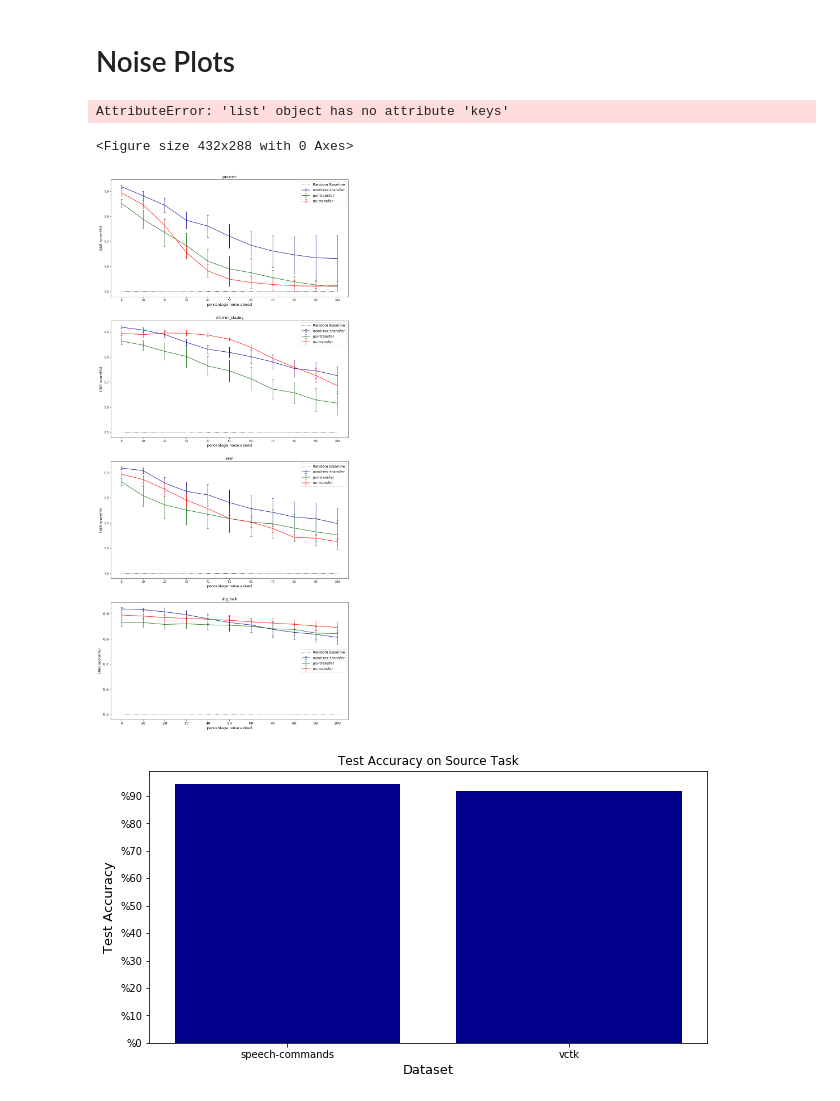
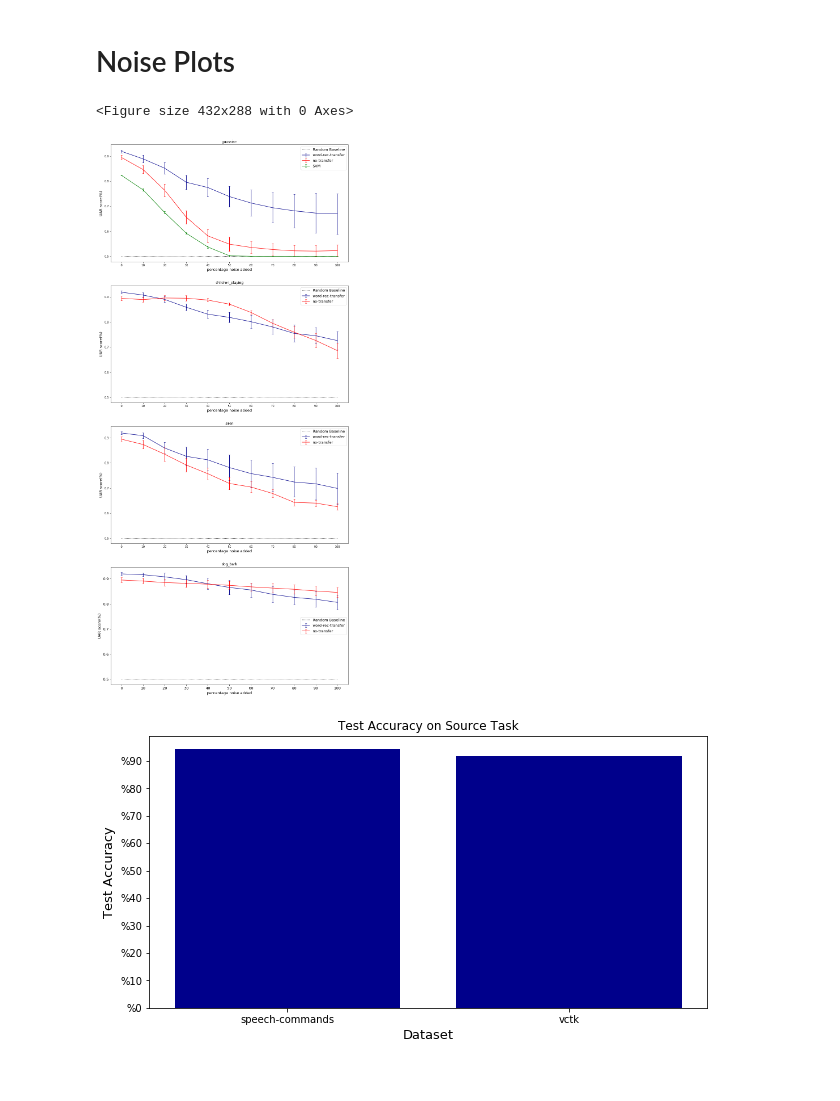
Before and after one commit to onucharles/transfer-learning-adult-to-infant-speech, a Jupyter notebook: experiments/notebooks/Chillanto plots.ipynb, the cells around one changed output. Cells and saved outputs as stored; diff of their text form; code cells hidden in the pictures.

```diff
--- a/experiments/notebooks/Chillanto plots.ipynb
+++ b/experiments/notebooks/Chillanto plots.ipynb
@@ -301,7 +301,7 @@ client = API(api_key=COMET_API_KEY, rest_api_key=COMET_REST_API_KEY)
 experiments = client.get("co-jl-transfer/chillanto-noise")
 
 noise_types = ['gaussian', 'children_playing', 'siren', 'dog_bark']
-model_types = ['no-transfer', 'sc-transfer', 'vctk-transfer', 'svm']
+model_types = ['no-transfer', 'sc-transfer',  'svm']
 
 results = {}
 for noise in noise_types:
@@ -351,37 +351,39 @@ lines = [
     ('no-transfer', 'red', 'no-transfer'),
     ('svm', 'green', 'SVM')
 ]
-# %% [output]
-AttributeError: 'list' object has no attribute 'keys'
 # %%
 #%matplotlib qt
 #%matplotlib inline
 
 
 plt.figure()
 fig, axs = plt.subplots(4,1, sharex=False, figsize=(15,35))
 plt.setp(axs, xticks=np.arange(11),  xticklabels=[f'{(v) * 10}' for v in range(11)])
 plt.tick_params(labelsize=13)
 for idx, key in enumerate(results.keys()):
     for (line, color, label) in lines:
         xs = np.arange(11)
+        if len(results_w_errors[key][line]) < 2:
+            continue
+        if np.any(np.isnan(results_w_errors[key][line])):
+            continue
         ys = results_w_errors[key][line][0]
         errors = results_w_errors[key][line][1]
         axs[idx].errorbar(xs, ys, yerr=errors, fmt='-', color=color, label=label, ecolor=color,
                           elinewidth=1.3, capsize=3)
 
         ln = (np.zeros(11) + 0.5) # random baseline
 
 
     axs[idx].set_title(key)
     axs[idx].plot(np.arange(11), ln , linestyle=':', color='black', label='Random Baseline')
     axs[idx].set_ylabel('UAR score(%)', fontsize=13)
     axs[idx].set_xlabel('percentage noise added', fontsize=13)
     axs[idx].legend(fontsize=13)
 plt.show()
 # %% [output]
 <Figure size 432x288 with 0 Axes>
-[figure, old version]
+[figure, new version]
 # %%
 #API.get_experiment_metrics()
 client = API(api_key=COMET_API_KEY, rest_api_key=COMET_REST_API_KEY)
```
Also changed, not shown: parts of 2 cells of this notebook.
